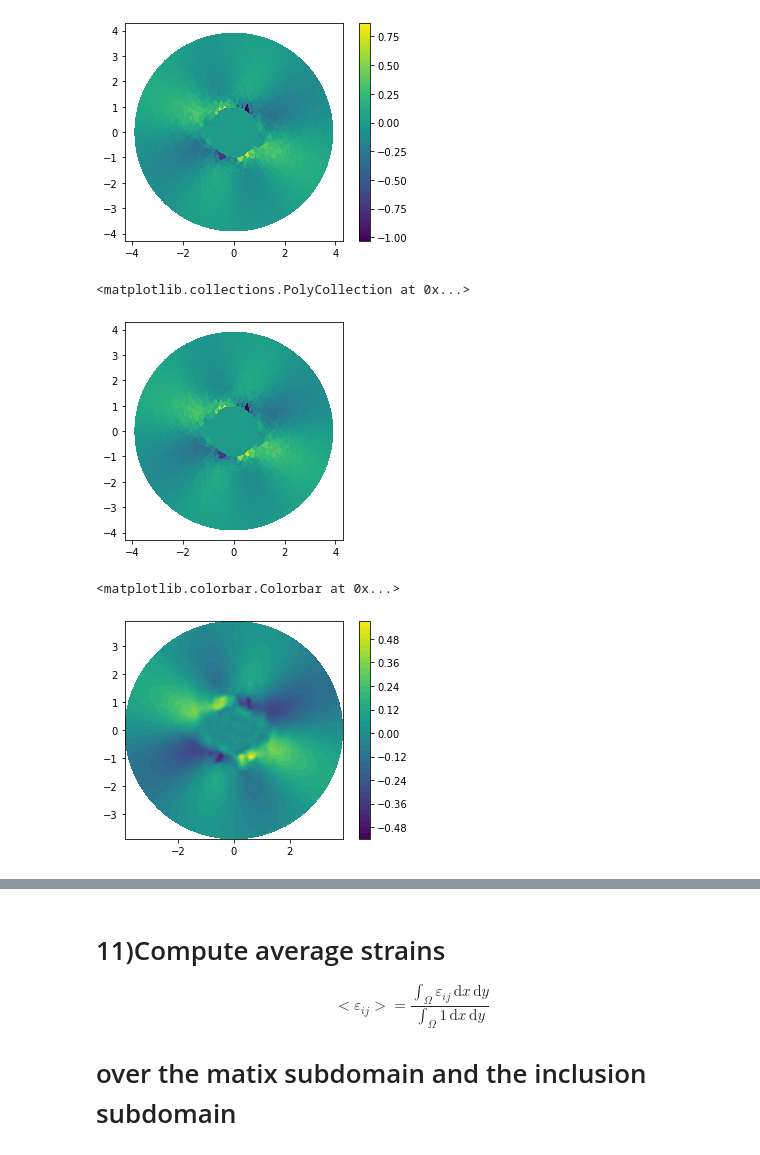
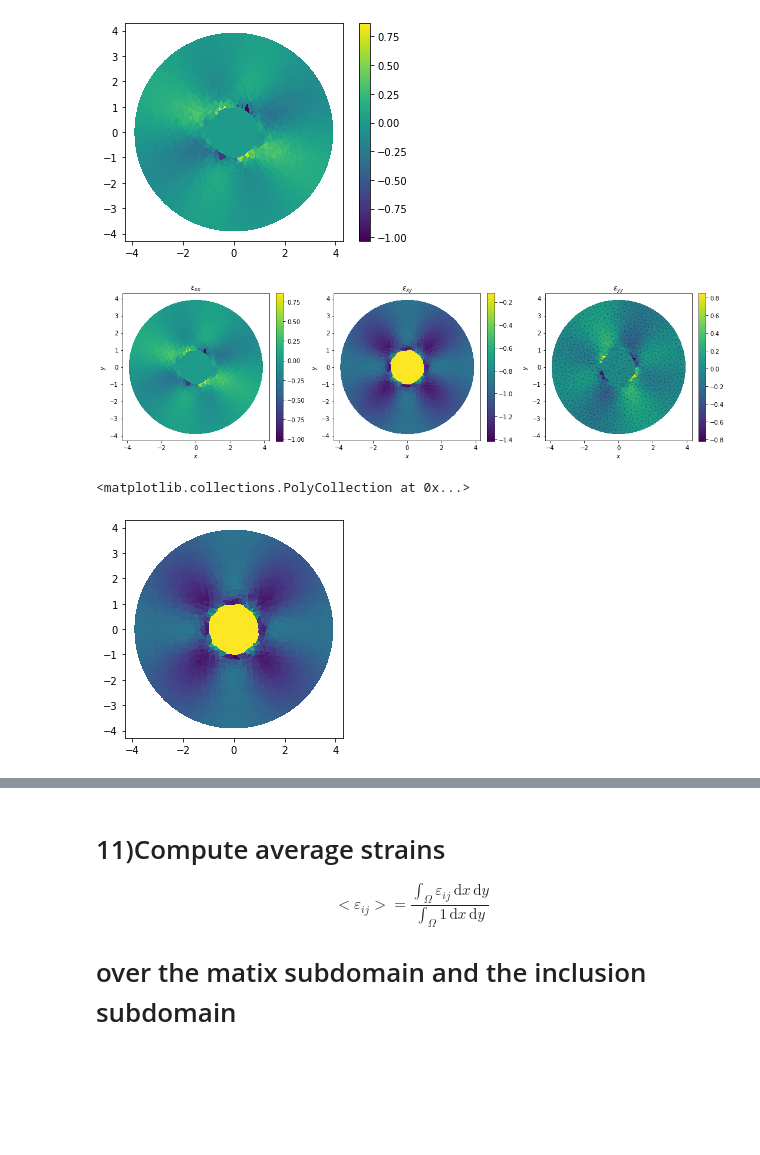
Before and after one commit to a-latyshev/Fenics_AMMS_2021, a Jupyter notebook: TP1/03-Eshelby_inhomogeneity.ipynb, the cells around one changed output, grey strips where cells are left out. Drawn from its saved outputs; the diff is of its cells as text; code cells hidden in the pictures; blank space fills up the shorter version.

```diff
--- a/TP1/03-Eshelby_inhomogeneity.ipynb
+++ b/TP1/03-Eshelby_inhomogeneity.ipynb
@@ -255,3 +267,28 @@ plt.colorbar(dolfin.plot(dolfin.project(eps[0,0], V1)))
 # %% [output]
 <matplotlib.colorbar.Colorbar at 0x...>
 [figure]
+# %%
+plt.figure(figsize=[15, 10])
+
+plt.subplot(1, 3, 1)
+plt.colorbar(dolfin.plot(dolfin.project(eps[0,0], V1)),fraction=0.046, pad=0.04)
+plt.title(r'$\varepsilon_{xx}$')
+plt.xlabel(r'$x$')
+plt.ylabel(r'$y$')
+
+plt.subplot(1, 3, 2)
+plt.colorbar(dolfin.plot(dolfin.project(eps[0,1], V1)),fraction=0.046, pad=0.04)
+plt.title(r'$\varepsilon_{xy}$')
+plt.xlabel(r'$x$')
+plt.ylabel(r'$y$')
+
+plt.subplot(1, 3, 3)
+plt.colorbar(dolfin.plot(dolfin.project(eps[1,1], V1)),fraction=0.046, pad=0.04)
+plt.title(r'$\varepsilon_{yy}$')
+plt.xlabel(r'$x$')
+plt.ylabel(r'$y$')
+dolfin.plot(mesh, linewidth=0.1, color='black')
+
+plt.tight_layout()
+# %% [output]
+[figure, added]
@@ -258,10 +299,6 @@ plt.colorbar(dolfin.plot(dolfin.project(eps[0,0], V1)))
 # %%
-dolfin.plot(dolfin.project(eps[0,0], V1))
+d = dolfin.plot(dolfin.project(eps[0,1], V1))
+d
 # %% [output]
 <matplotlib.collections.PolyCollection at 0x...>
-[figure, old version]
+[figure, new version]
-# %%
-plt.colorbar(dolfin.plot(eps_v[0]))
-# %% [output]
-<matplotlib.colorbar.Colorbar at 0x...>
-[figure, removed]
```
Also changed, not shown: parts of 15 cells of this notebook, 1 other file.
